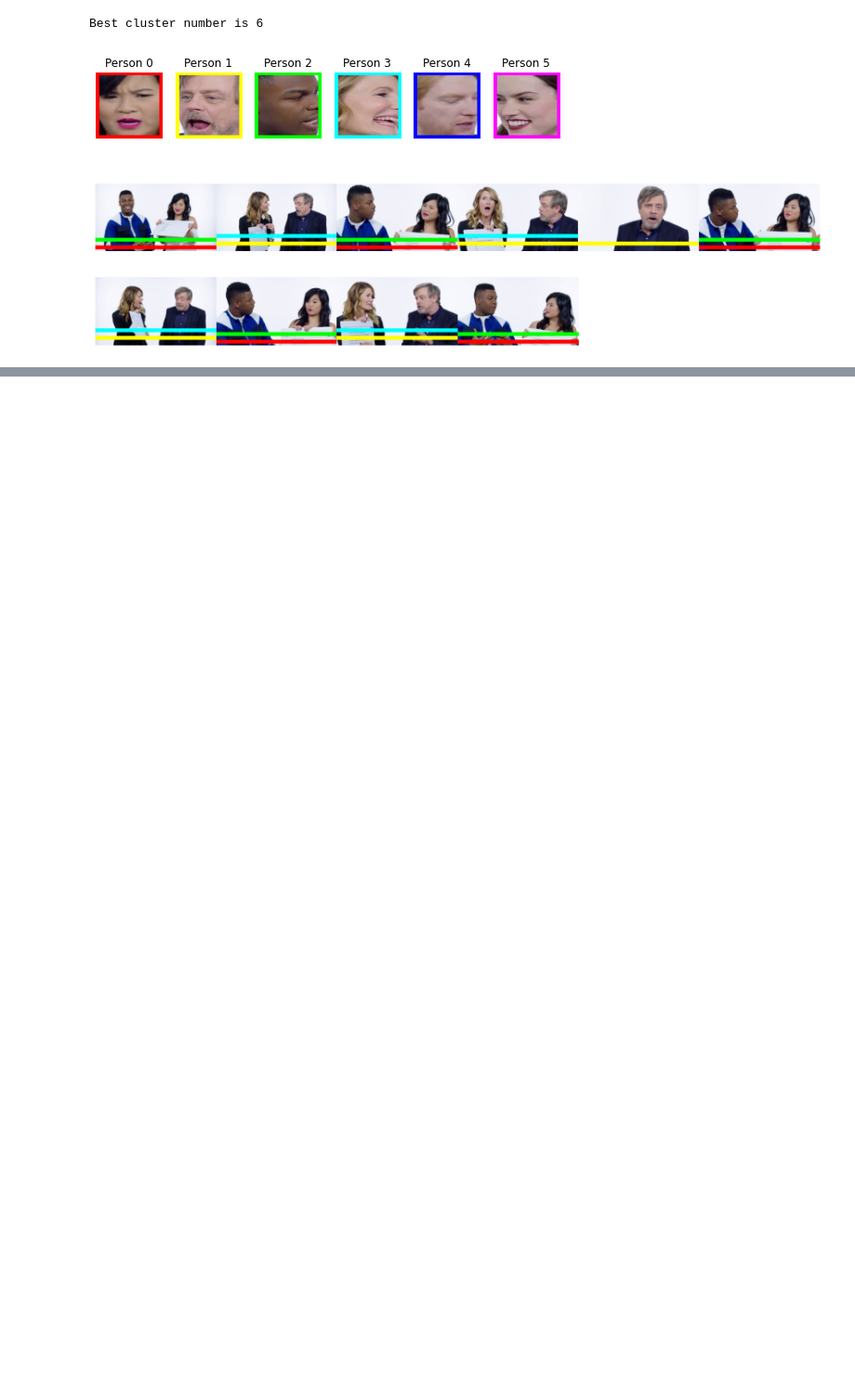
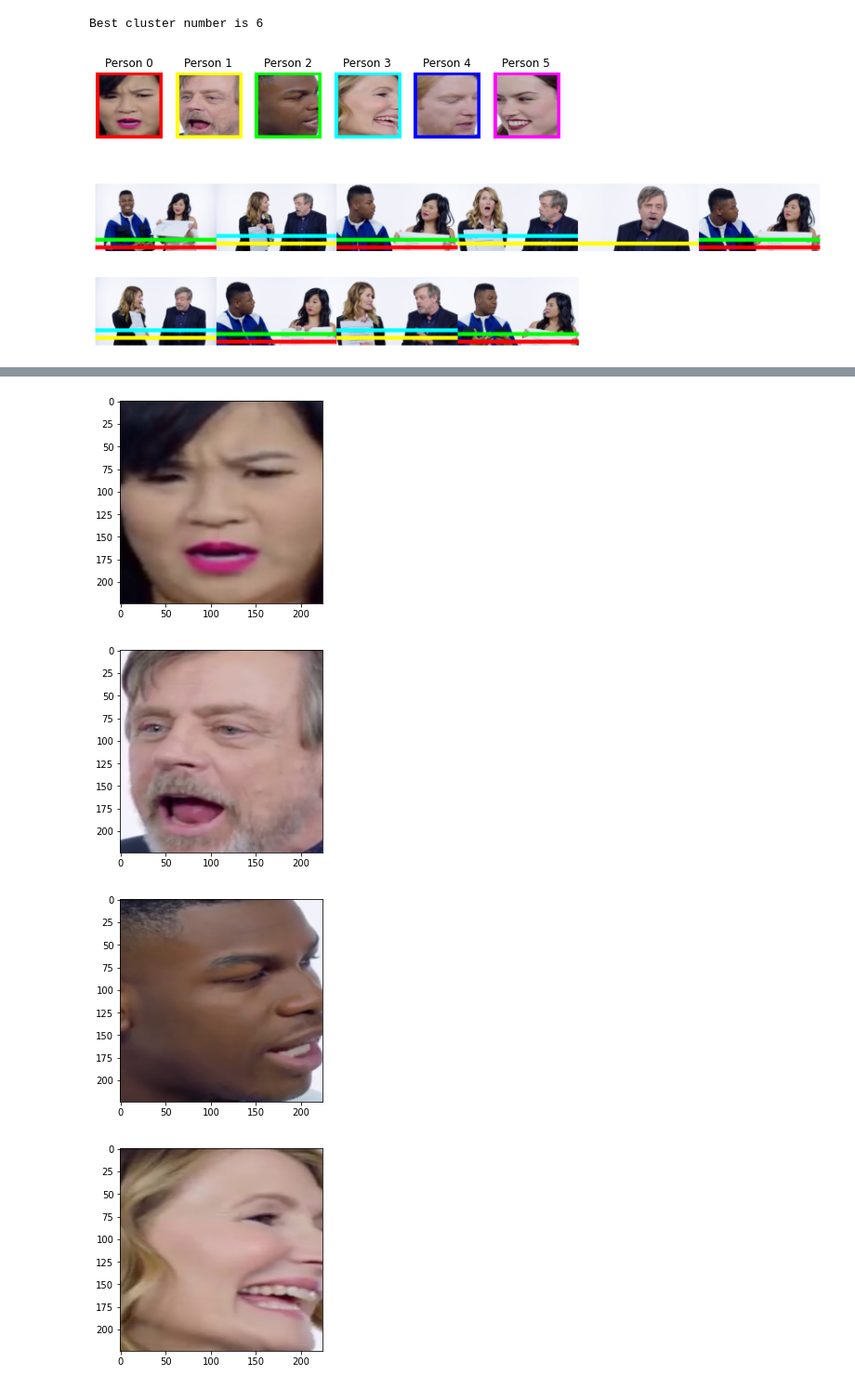
Before and after one commit to TeleMidia/face_clustering, a Jupyter notebook: ipynb/video/Video_clustering_modularized.ipynb, the cells around one changed output, grey strips where cells are left out. Shown at 93% size. Drawn from its saved outputs; the diff is of its cells as text; code cells hidden in the pictures; blank space fills up the shorter version.

Commit message:
corrected faces samples

```diff
--- a/ipynb/video/Video_clustering_modularized.ipynb
+++ b/ipynb/video/Video_clustering_modularized.ipynb
@@ -36,3 +36,13 @@ video_clustering.video_metadata[['embeddings', 'frames', 'total_frames', 'video'
 | 3 | [0.10487441120751421, 4.873502375... | [13200, 5040, 4560, 8880, 2400, 1... | 62 | /home/paulo/Documentos/starwars.mp4 |
 | 4 | [1.1350668343630703, 2.6353480599... | [10800, 7200, 11280, 3600, 7440, ... | 62 | /home/paulo/Documentos/starwars.mp4 |
 | 5 | [0.17320501506328584, 4.574567747... | [7200, 11280, 3600, 7440, 3360, 1... | 62 | /home/paulo/Documentos/starwars.mp4 |
+# %%
+import matplotlib.pyplot as plt
+for sample in video_clustering.video_metadata.faces_samples:
+    plt.imshow(sample)
+    plt.show()
+# %% [output]
+[figure, added]
+[figure, added]
+[figure, added]
+[figure, added]
```
Also changed, not shown: parts of 1 cell of this notebook, 1 other file.
